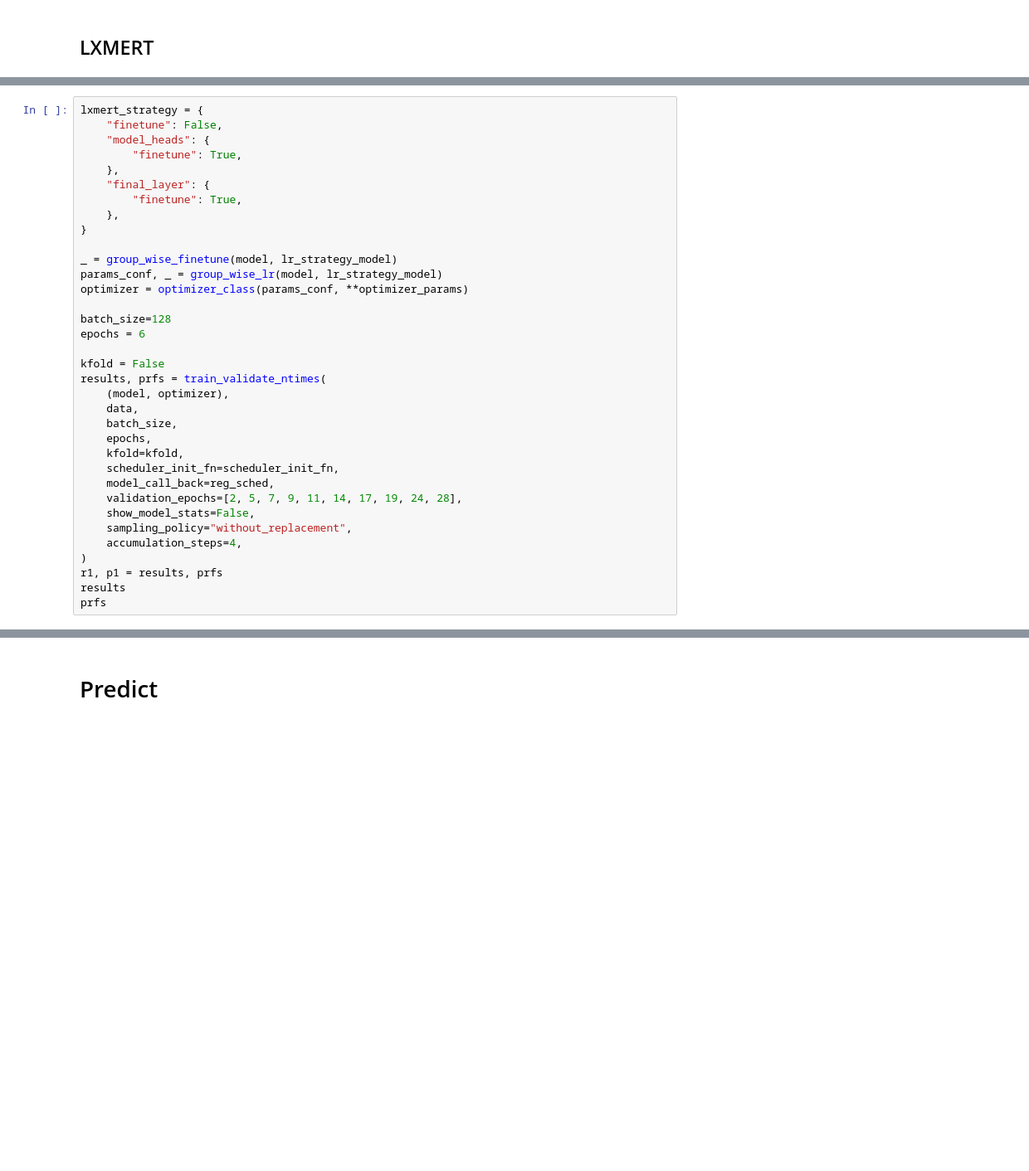
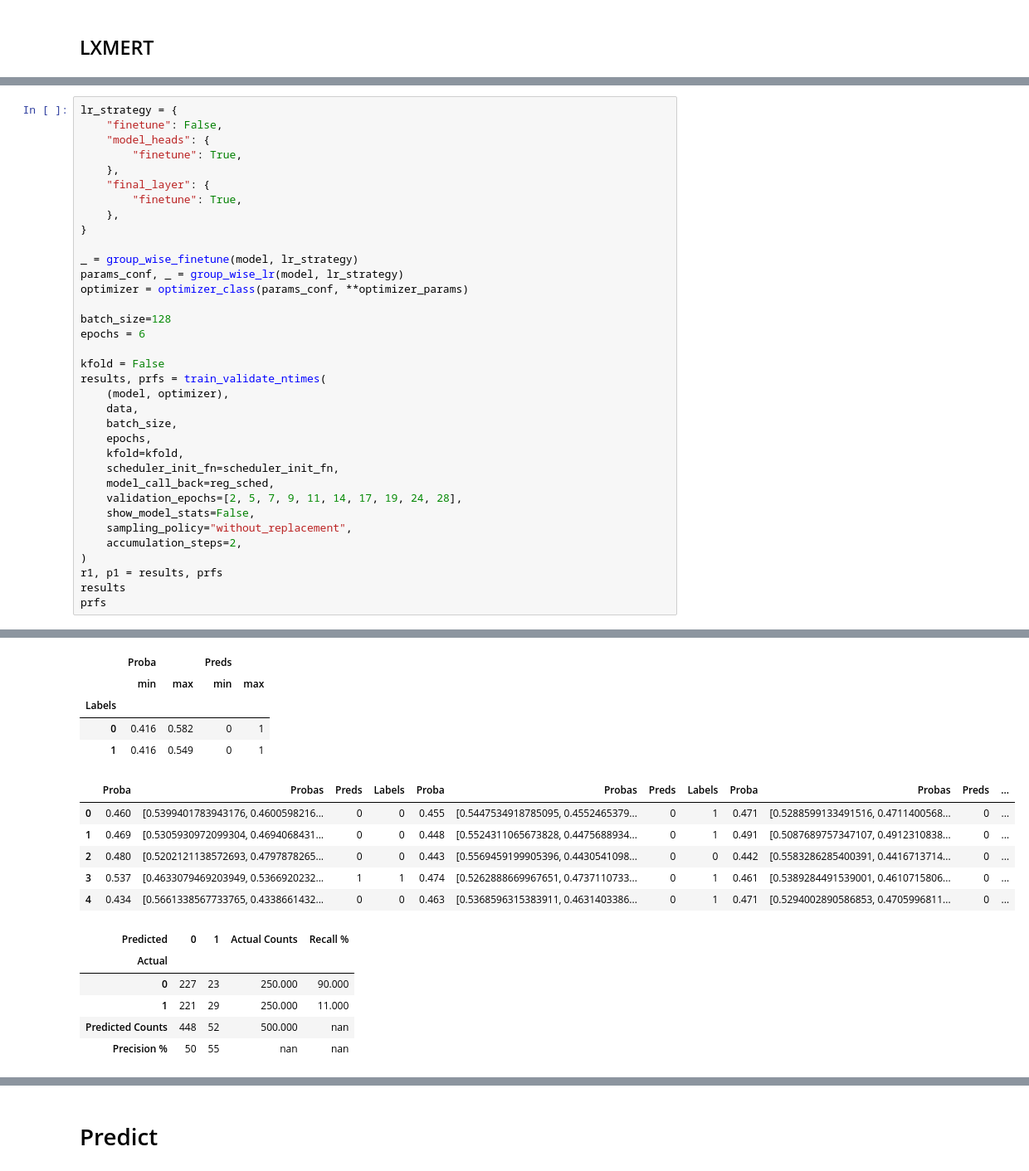
Before and after one commit to faizanahemad/facebook-hateful-memes, a Jupyter notebook: notebooks/LXMERT.ipynb, the cells around one changed output, grey strips where cells are left out. Shown at 83% size. Saved outputs shown, nothing was run; the diff lists cells and outputs as text; blank space fills up the shorter version.

```diff
--- a/notebooks/LXMERT.ipynb
+++ b/notebooks/LXMERT.ipynb
@@ -270,5 +271,5 @@ N tokens Out =  132 Classifier Dims =  768 Matches embedding_dims:  True
 # %%
-lxmert_strategy = {
+lr_strategy = {
     "finetune": False,
     "model_heads": {
         "finetune": True,
@@ -278,8 +279,8 @@ lxmert_strategy = {
     },
 }
 
-_ = group_wise_finetune(model, lr_strategy_model)
-params_conf, _ = group_wise_lr(model, lr_strategy_model)
+_ = group_wise_finetune(model, lr_strategy)
+params_conf, _ = group_wise_lr(model, lr_strategy)
 optimizer = optimizer_class(params_conf, **optimizer_params)
 
 batch_size=128
@@ -297,8 +298,9 @@ results, prfs = train_validate_ntimes(
     validation_epochs=[2, 5, 7, 9, 11, 14, 17, 19, 24, 28],
     show_model_stats=False,
     sampling_policy="without_replacement",
-    accumulation_steps=4,
+    accumulation_steps=2,
 )
 r1, p1 = results, prfs
 results
 prfs
+# %% [output]
@@ -304,0 +322,17 @@ prfs
+|  | Proba |  | Preds |  |
+|  | min | max | min | max |
+| Labels |  |  |  |  |
+| 0 | 0.416 | 0.582 | 0 | 1 |
+| 1 | 0.416 | 0.549 | 0 | 1 |
+|  | Proba | Probas | Preds | Labels | Proba | Probas | Preds | Labels | Proba | Probas | Preds | ... |
+| 0 | 0.460 | [0.5399401783943176, 0.4600598216... | 0 | 0 | 0.455 | [0.5447534918785095, 0.4552465379... | 0 | 1 | 0.471 | [0.5288599133491516, 0.4711400568... | 0 | ... |
+| 1 | 0.469 | [0.5305930972099304, 0.4694068431... | 0 | 0 | 0.448 | [0.5524311065673828, 0.4475688934... | 0 | 1 | 0.491 | [0.5087689757347107, 0.4912310838... | 0 | ... |
+| 2 | 0.480 | [0.5202121138572693, 0.4797878265... | 0 | 0 | 0.443 | [0.5569459199905396, 0.4430541098... | 0 | 0 | 0.442 | [0.5583286285400391, 0.4416713714... | 0 | ... |
+| 3 | 0.537 | [0.4633079469203949, 0.5366920232... | 1 | 1 | 0.474 | [0.5262888669967651, 0.4737110733... | 0 | 1 | 0.461 | [0.5389284491539001, 0.4610715806... | 0 | ... |
+| 4 | 0.434 | [0.5661338567733765, 0.4338661432... | 0 | 0 | 0.463 | [0.5368596315383911, 0.4631403386... | 0 | 1 | 0.471 | [0.5294002890586853, 0.4705996811... | 0 | ... |
+| Predicted | 0 | 1 | Actual Counts | Recall % |
+| Actual |  |  |  |  |
+| 0 | 227 | 23 | 250.000 | 90.000 |
+| 1 | 221 | 29 | 250.000 | 11.000 |
+| Predicted Counts | 448 | 52 | 500.000 | nan |
+| Precision % | 50 | 55 | nan | nan |
```
Also changed, not shown: parts of 7 cells of this notebook.
